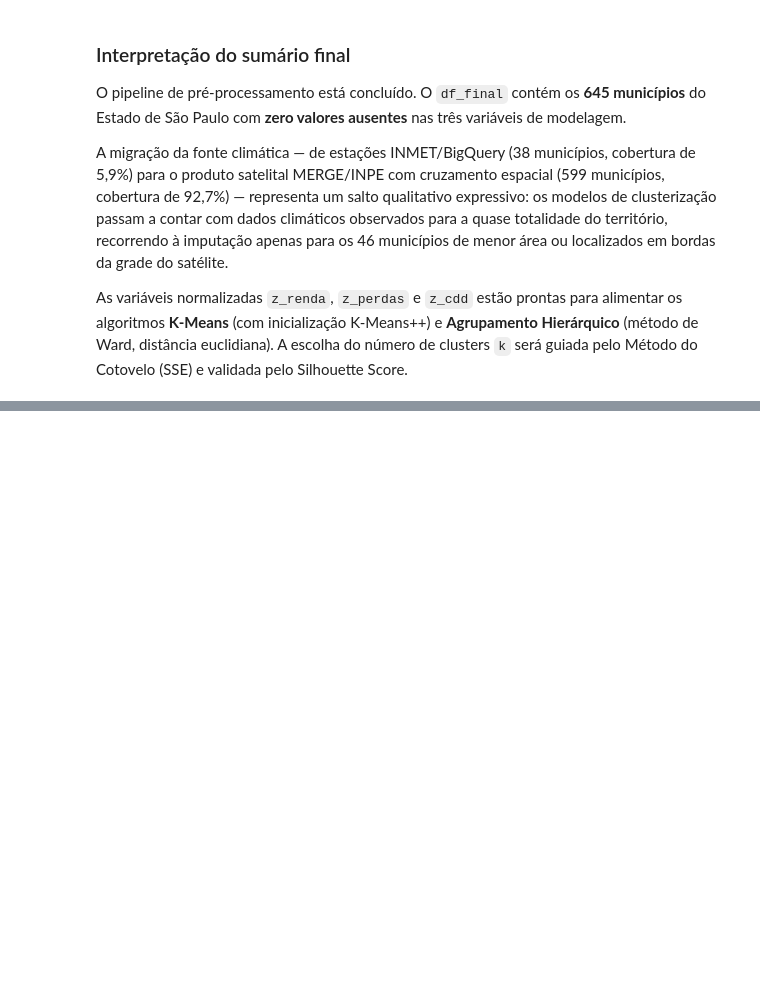
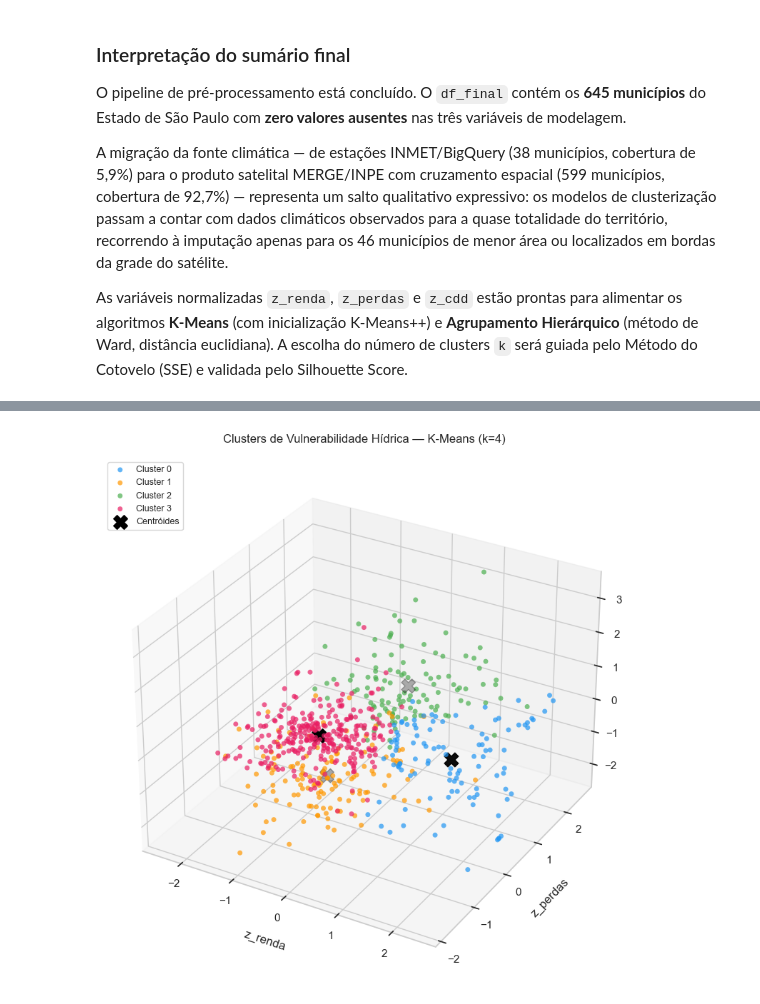
Before and after one commit to DuAlmeida995/clusterizacao-urbana, a Jupyter notebook: dados/tratamento_atualizado.ipynb, the cells around one changed output, grey strips where cells are left out. Cells and saved outputs as stored; diff of their text form; code cells hidden in the pictures; blank space fills up the shorter version.

```diff
--- a/dados/tratamento_atualizado.ipynb
+++ b/dados/tratamento_atualizado.ipynb
@@ -1284,0 +1486,35 @@ As variáveis normalizadas `z_renda`, `z_perdas` e `z_cdd` estão prontas para a
+# %%
+# ── Scatter 3D colorido por cluster ──────────────────────────────────────────
+from mpl_toolkits.mplot3d import Axes3D
+
+cores_cluster = ['#2196F3', '#FF9800', '#4CAF50', '#E91E63', '#9C27B0']
+fig = plt.figure(figsize=(11, 8))
+ax3d = fig.add_subplot(111, projection='3d')
+
+for c in range(K_FINAL):
+    mask = df_final['cluster_kmeans'] == c
+    ax3d.scatter(
+        df_final.loc[mask, 'z_renda'],
+        df_final.loc[mask, 'z_perdas'],
+        df_final.loc[mask, 'z_cdd'],
+        c=cores_cluster[c], label=f'Cluster {c}',
+        s=25, alpha=0.7, edgecolors='none'
+    )
+
+# Centroides
+ax3d.scatter(
+    centroides[:, 0], centroides[:, 1], centroides[:, 2],
+    c='black', marker='X', s=200, zorder=10, label='Centróides'
+)
+
+ax3d.set_xlabel('z_renda', labelpad=10)
+ax3d.set_ylabel('z_perdas', labelpad=10)
+ax3d.set_zlabel('z_cdd', labelpad=10)
+ax3d.set_title(f'Clusters de Vulnerabilidade Hídrica — K-Means (k={K_FINAL})', fontsize=12, pad=15)
+ax3d.legend(loc='upper left', fontsize=9)
+
+plt.tight_layout()
+plt.savefig('scatter3d_clusters_kmeans.png', dpi=150, bbox_inches='tight')
+plt.show()
+# %% [output]
+[figure, added]
```
Also changed, not shown: parts of 25 cells of this notebook, 7 other files.
